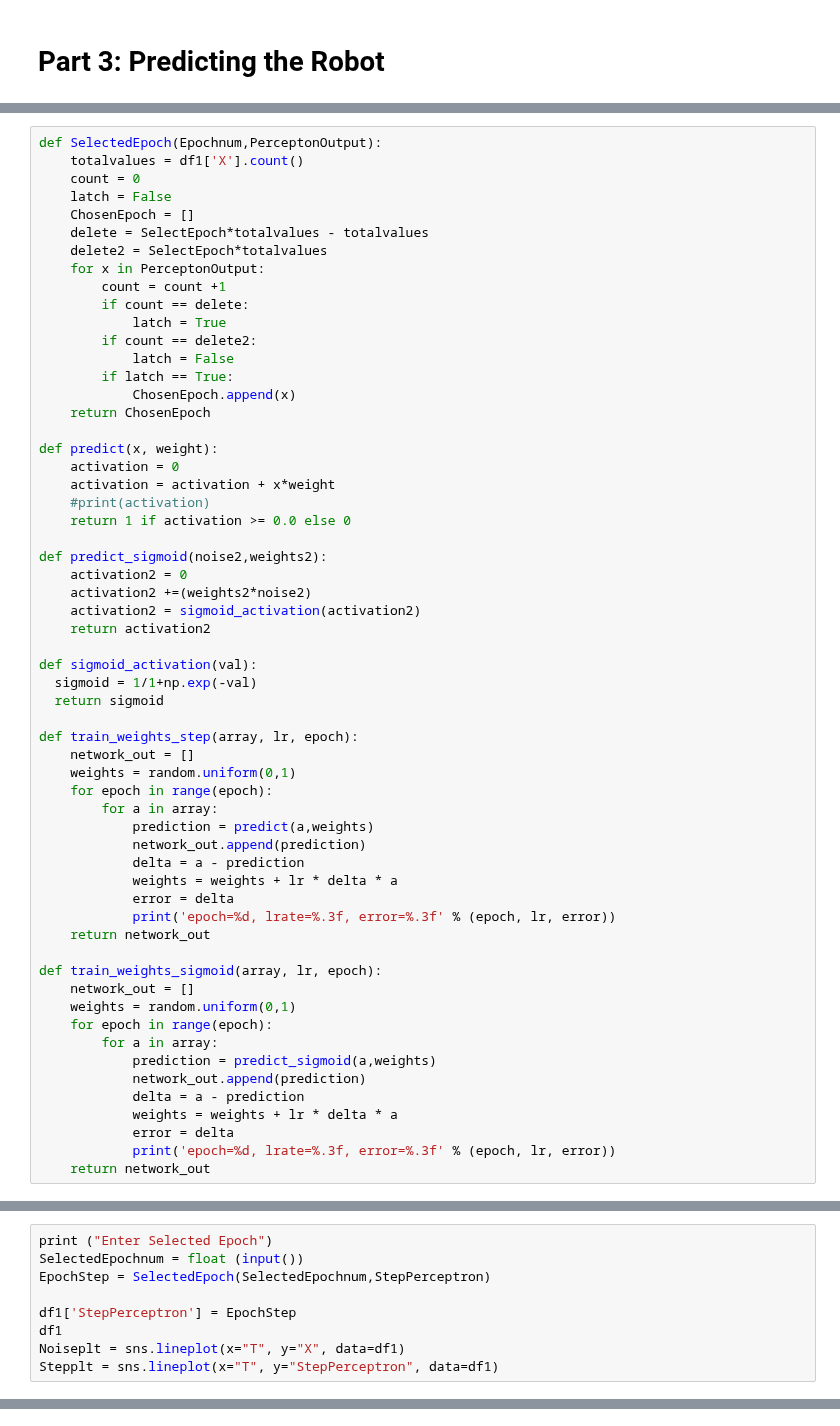
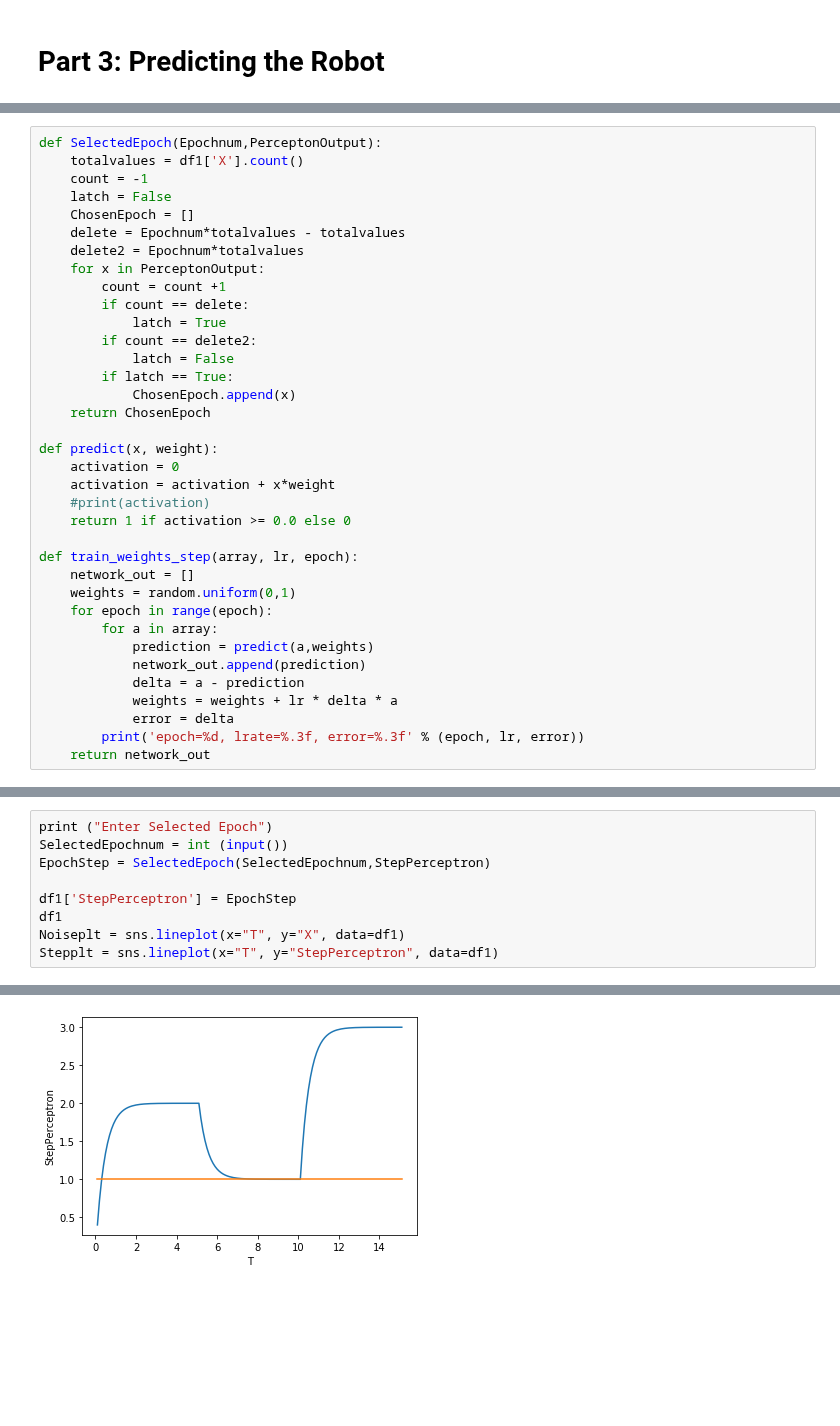
Before and after one commit to JamesDun2866/Computational-Science, a Jupyter notebook: Computational Science.ipynb, the cells around one changed output, grey strips where cells are left out. Drawn from its saved outputs; the diff is of its cells as text; blank space fills up the shorter version.

```diff
--- a/Computational Science.ipynb
+++ b/Computational Science.ipynb
@@ -365,11 +370,11 @@ Noiseplt = sns.lineplot(x="T", y="xNoise", data=df1)
 # %%
 def SelectedEpoch(Epochnum,PerceptonOutput):
     totalvalues = df1['X'].count()
-    count = 0
+    count = -1
     latch = False
     ChosenEpoch = []
-    delete = SelectEpoch*totalvalues - totalvalues
-    delete2 = SelectEpoch*totalvalues
+    delete = Epochnum*totalvalues - totalvalues
+    delete2 = Epochnum*totalvalues
     for x in PerceptonOutput:
         count = count +1
         if count == delete:
@@ -386,16 +391,6 @@ def predict(x, weight):
     #print(activation)
     return 1 if activation >= 0.0 else 0
 
-def predict_sigmoid(noise2,weights2):
-    activation2 = 0
-    activation2 +=(weights2*noise2)
-    activation2 = sigmoid_activation(activation2)
-    return activation2
-
-def sigmoid_activation(val):
-  sigmoid = 1/1+np.exp(-val)
-  return sigmoid
-
 def train_weights_step(array, lr, epoch):
     network_out = []
     weights = random.uniform(0,1)
@@ -406,21 +401,8 @@ def train_weights_step(array, lr, epoch):
             delta = a - prediction
             weights = weights + lr * delta * a
             error = delta
-            print('epoch=%d, lrate=%.3f, error=%.3f' % (epoch, lr, error))
+        print('epoch=%d, lrate=%.3f, error=%.3f' % (epoch, lr, error))
     return network_out
-
-def train_weights_sigmoid(array, lr, epoch):
-    network_out = []
-    weights = random.uniform(0,1)
-    for epoch in range(epoch):
-        for a in array:
-            prediction = predict_sigmoid(a,weights)
-            network_out.append(prediction)
-            delta = a - prediction
-            weights = weights + lr * delta * a
-            error = delta
-            print('epoch=%d, lrate=%.3f, error=%.3f' % (epoch, lr, error))
-    return network_out
 # %%
 Noisedx  = df1['xNoise'].to_numpy()
 
@@ -451,6 +430,6 @@ epoch=9, lrate=0.054, error=1.996
 # %%
 print ("Enter Selected Epoch")
-SelectedEpochnum = float (input())
+SelectedEpochnum = int (input())
 EpochStep = SelectedEpoch(SelectedEpochnum,StepPerceptron)
 
 df1['StepPerceptron'] = EpochStep
@@ -463,0 +442 @@ NameError: name 'SelectEpoch' is not defined
+[figure, added]
```
Also changed, not shown: parts of 17 cells of this notebook.
